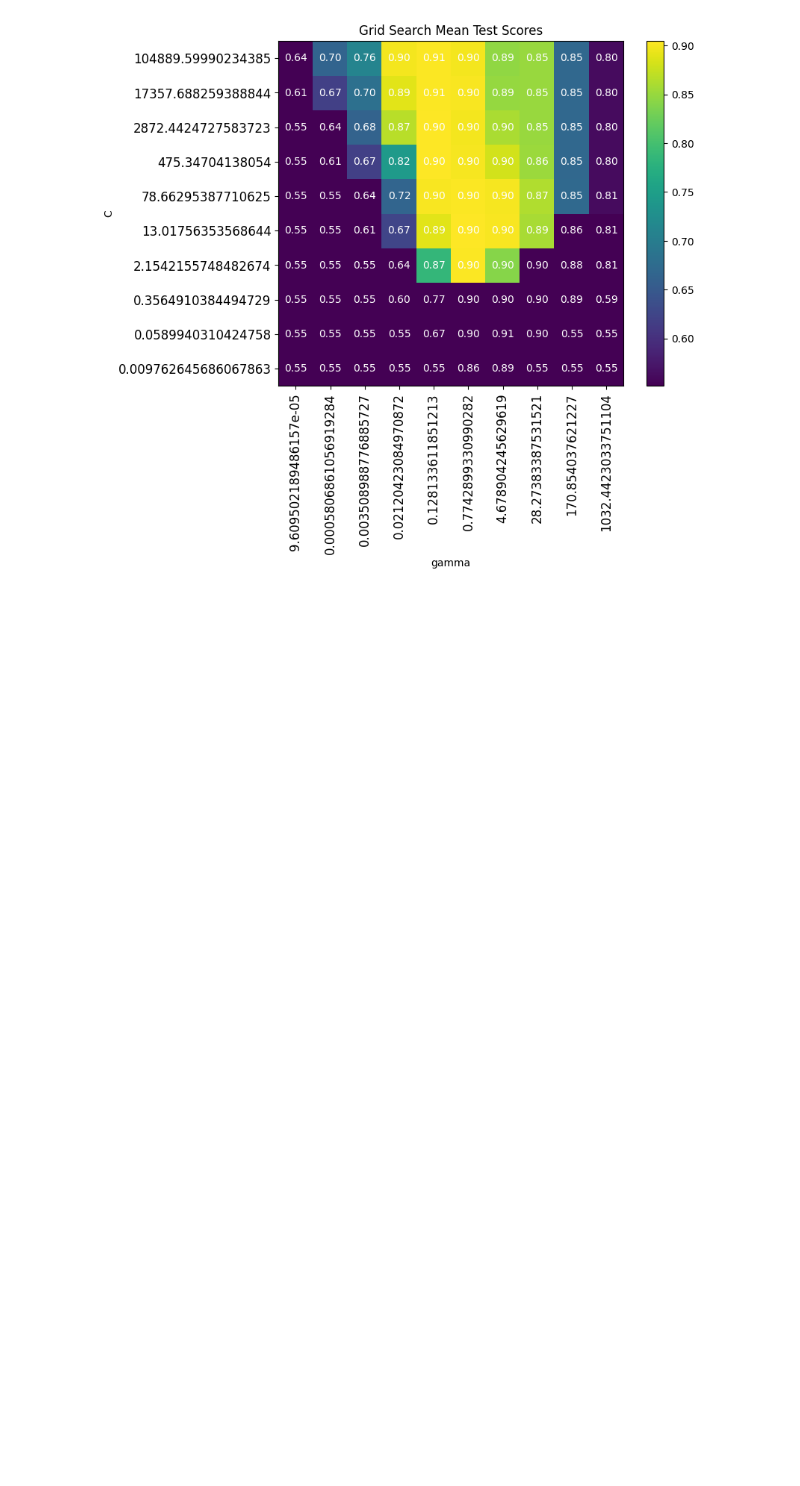
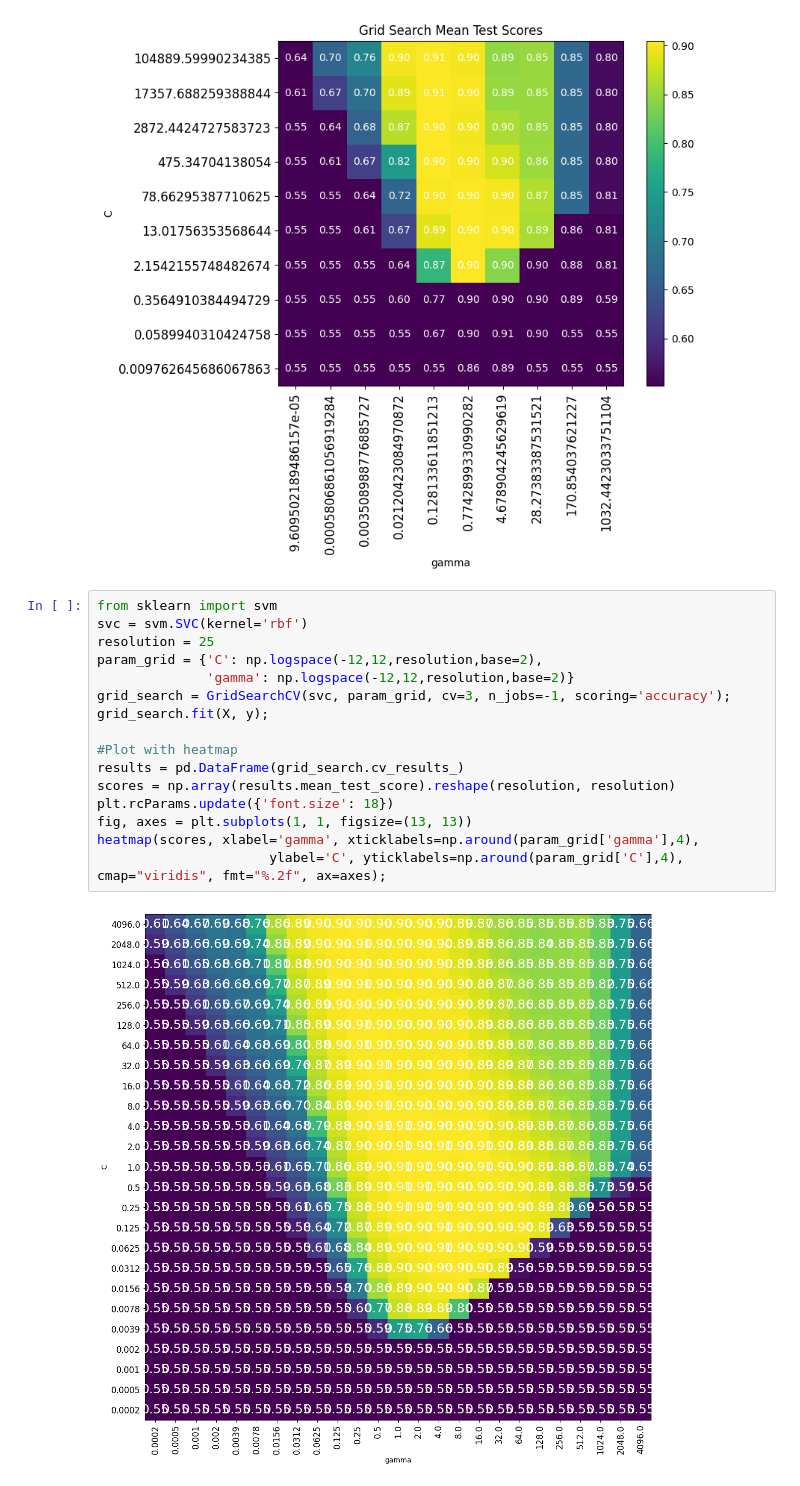
Before and after one commit to emadumitru/MLE-course-materials, a Jupyter notebook: labs/Lab 2a - Kernelization.ipynb, the cells around one changed output. Drawn from its saved outputs; the diff is of its cells as text; blank space fills up the shorter version.

```diff
--- a/labs/Lab 2a - Kernelization.ipynb
+++ b/labs/Lab 2a - Kernelization.ipynb
@@ -446,3 +456,21 @@ plt.colorbar(ax.pcolor(scores, cmap="viridis"))
 plt.show()
 # %% [output]
 [figure]
+# %%
+from sklearn import svm
+svc = svm.SVC(kernel='rbf')
+resolution = 25
+param_grid = {'C': np.logspace(-12,12,resolution,base=2),
+              'gamma': np.logspace(-12,12,resolution,base=2)}
+grid_search = GridSearchCV(svc, param_grid, cv=3, n_jobs=-1, scoring='accuracy');
+grid_search.fit(X, y);
+
+#Plot with heatmap
+results = pd.DataFrame(grid_search.cv_results_)
+scores = np.array(results.mean_test_score).reshape(resolution, resolution)
+plt.rcParams.update({'font.size': 18})
+fig, axes = plt.subplots(1, 1, figsize=(13, 13))
+heatmap(scores, xlabel='gamma', xticklabels=np.around(param_grid['gamma'],4),
+                      ylabel='C', yticklabels=np.around(param_grid['C'],4), cmap="viridis", fmt="%.2f", ax=axes);
+# %% [output]
+[figure, added]
```
Also changed, not shown: parts of 5 cells of this notebook, 2 other files.
